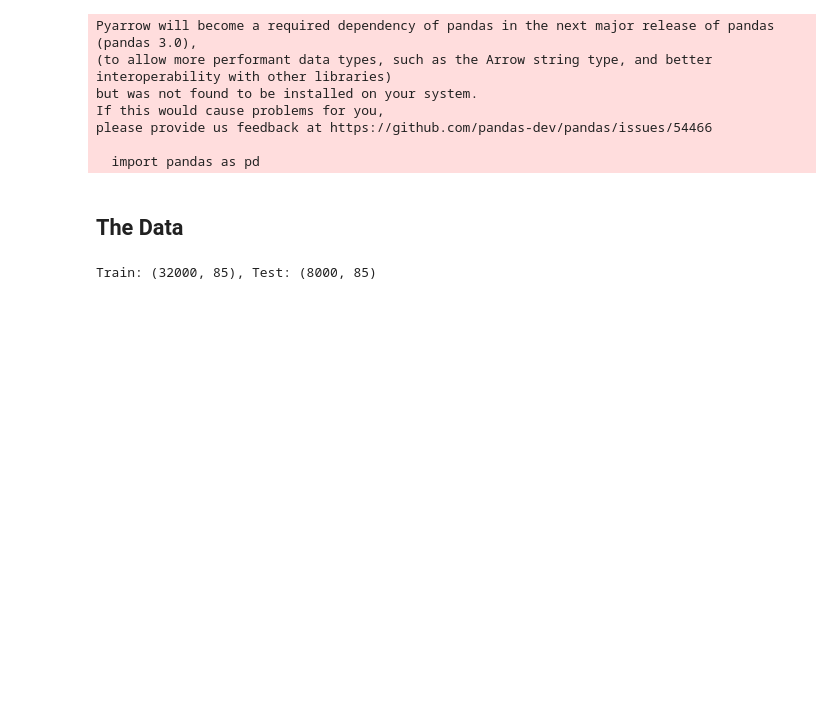
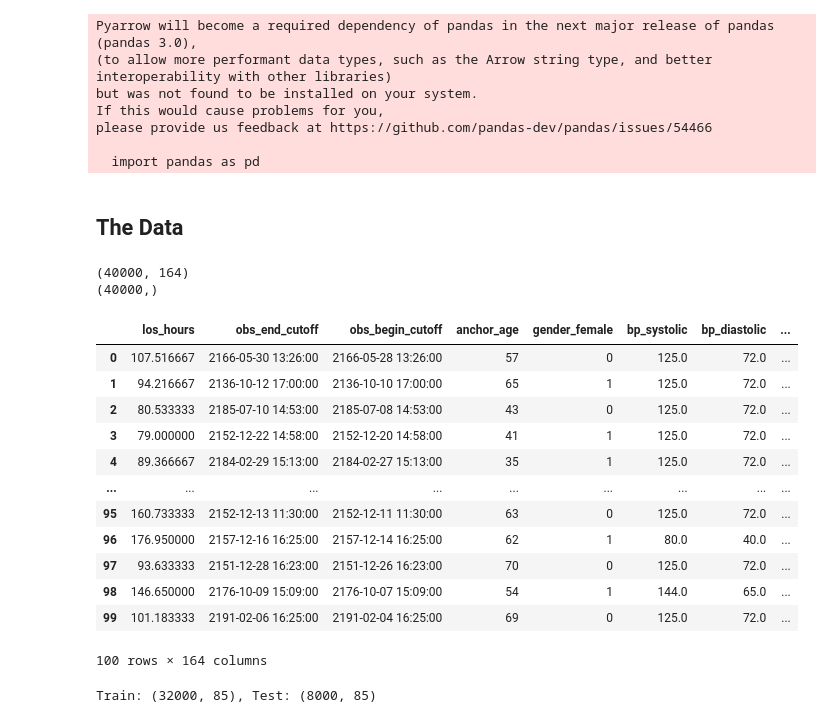
Before and after one commit to jackturner106/ml-final-project, a Jupyter notebook: lasso.ipynb, the cells around one changed output. Saved outputs shown, nothing was run; the diff lists cells and outputs as text; code cells hidden in the pictures; blank space fills up the shorter version.

Commit message:
Decompensation prediction cutoffs

```diff
--- a/lasso.ipynb
+++ b/lasso.ipynb
@@ -20,6 +21,24 @@ please provide us feedback at https://github.com/pandas-dev/pandas/issues/54466
 ## The Data
 # %%
 X, y = SurvivalToDischarge.load_data(sample_size=40000, icu_vitals=True, top_n_labs=1600)
+# %%
+X, y = DecompensationImputed.load_data(sample_size=40000, icu_vitals=True, top_n_labs=100)
+# %% [output]
+(40000, 164)
+(40000,)
+|  | los_hours | obs_end_cutoff | obs_begin_cutoff | anchor_age | gender_female | bp_systolic | bp_diastolic | ... |
+| 0 | 107.516667 | 2166-05-30 13:26:00 | 2166-05-28 13:26:00 | 57 | 0 | 125.0 | 72.0 | ... |
+| 1 | 94.216667 | 2136-10-12 17:00:00 | 2136-10-10 17:00:00 | 65 | 1 | 125.0 | 72.0 | ... |
+| 2 | 80.533333 | 2185-07-10 14:53:00 | 2185-07-08 14:53:00 | 43 | 0 | 125.0 | 72.0 | ... |
+| 3 | 79.000000 | 2152-12-22 14:58:00 | 2152-12-20 14:58:00 | 41 | 1 | 125.0 | 72.0 | ... |
+| 4 | 89.366667 | 2184-02-29 15:13:00 | 2184-02-27 15:13:00 | 35 | 1 | 125.0 | 72.0 | ... |
+| ... | ... | ... | ... | ... | ... | ... | ... | ... |
+| 95 | 160.733333 | 2152-12-13 11:30:00 | 2152-12-11 11:30:00 | 63 | 0 | 125.0 | 72.0 | ... |
+| 96 | 176.950000 | 2157-12-16 16:25:00 | 2157-12-14 16:25:00 | 62 | 1 | 80.0 | 40.0 | ... |
+| 97 | 93.633333 | 2151-12-28 16:23:00 | 2151-12-26 16:23:00 | 70 | 0 | 125.0 | 72.0 | ... |
+| 98 | 146.650000 | 2176-10-09 15:09:00 | 2176-10-07 15:09:00 | 54 | 1 | 144.0 | 65.0 | ... |
+| 99 | 101.183333 | 2191-02-06 16:25:00 | 2191-02-04 16:25:00 | 69 | 0 | 125.0 | 72.0 | ... |
+100 rows × 164 columns
 # %%
 
 # 80/20 train-test, need to switch to train-validate-test once were comparing models
```
Also changed, not shown: parts of 1 cell of this notebook, 3 other files.
